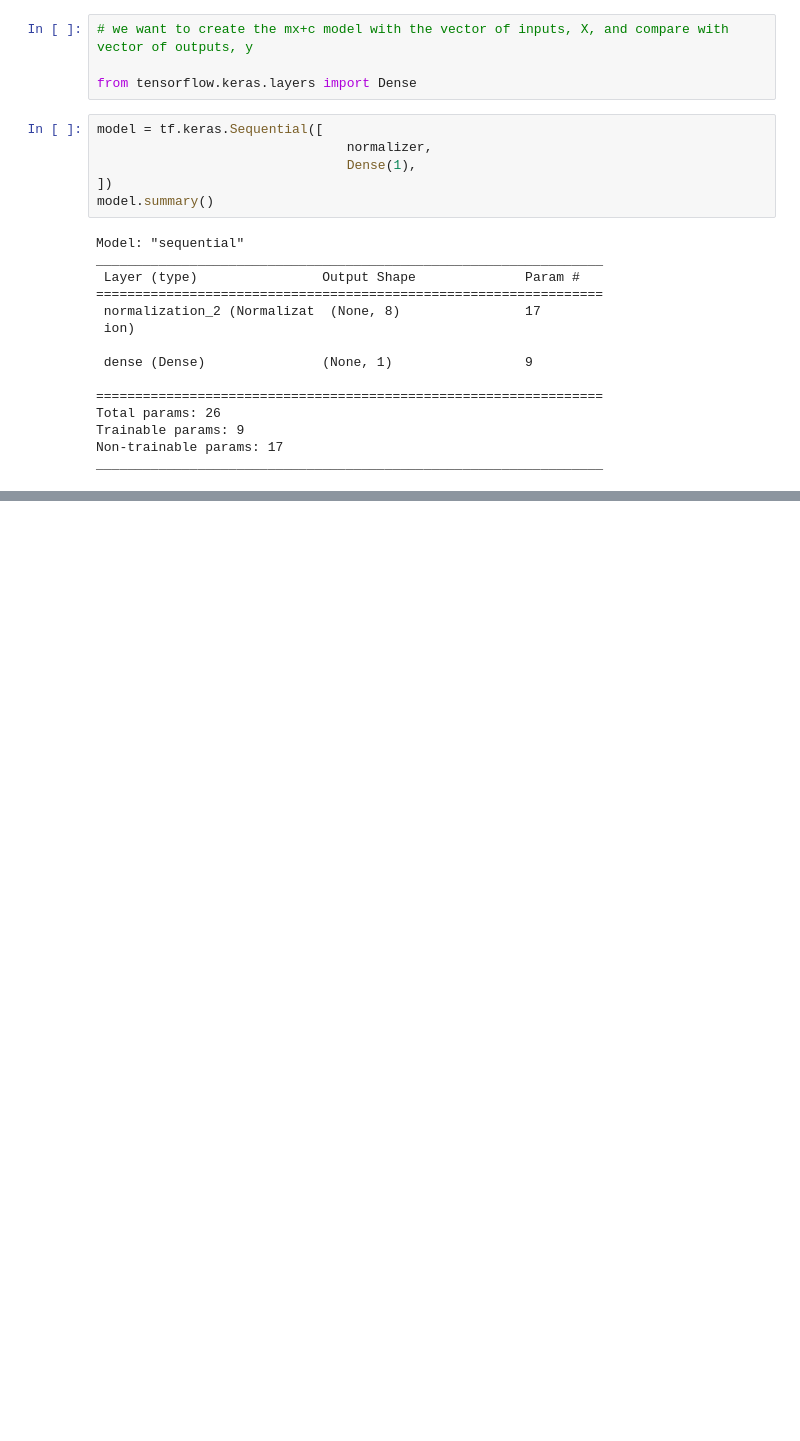
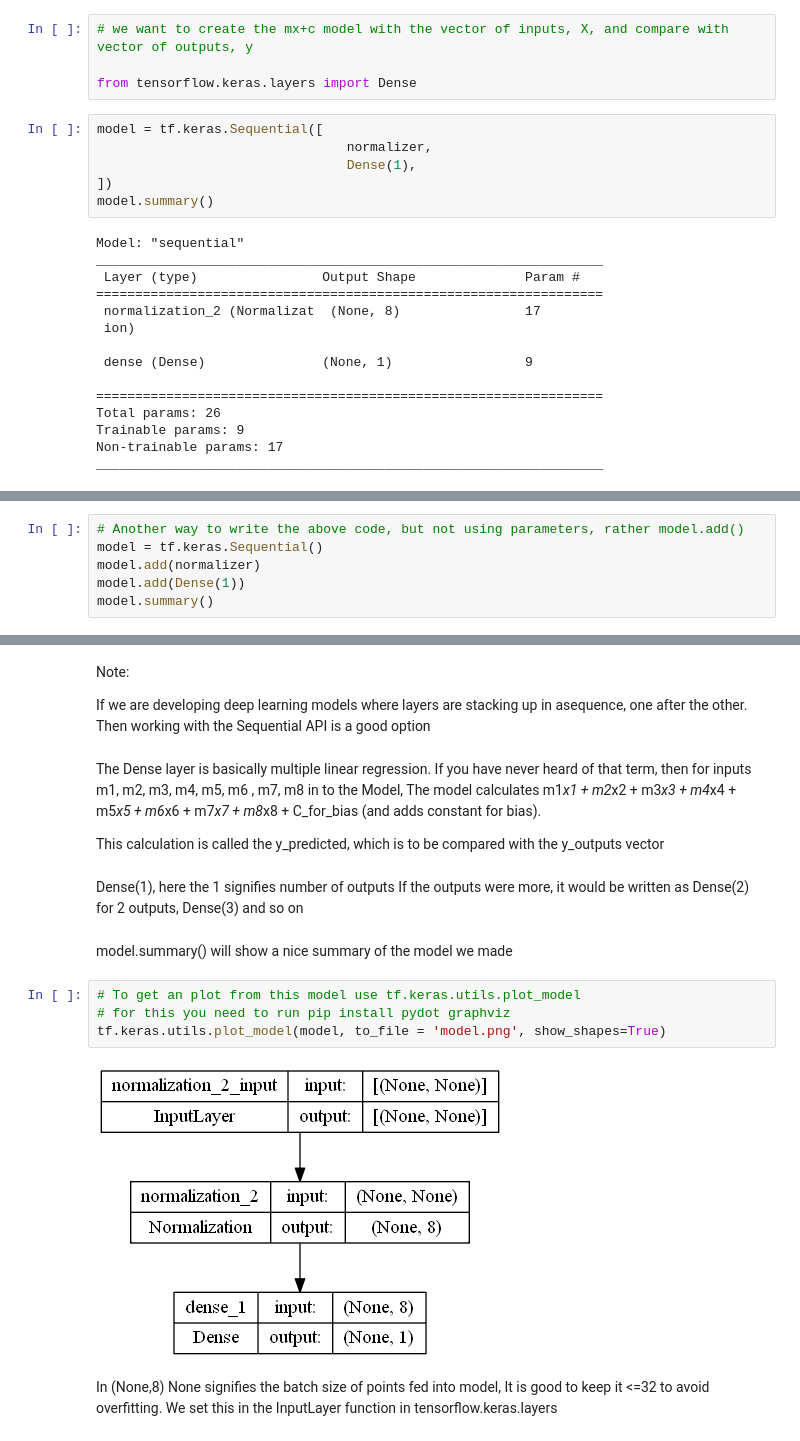
Before and after one commit to hamdaan-shaikh/LearnTF, a Jupyter notebook: 02_Building_Neural_Networks_with_TensorFlow_[Car_Price_Prediction].ipynb, the cells around one changed output, grey strips where cells are left out. Drawn from its saved outputs; the diff is of its cells as text; blank space fills up the shorter version.

Commit message:
Added Modeling and Error Measurement

```diff
--- a/02_Building_Neural_Networks_with_TensorFlow_[Car_Price_Prediction].ipynb
+++ b/02_Building_Neural_Networks_with_TensorFlow_[Car_Price_Prediction].ipynb
@@ -257,0 +265,6 @@ _________________________________________________________________
+# %%
+# Another way to write the above code, but not using parameters, rather model.add()
+model = tf.keras.Sequential()
+model.add(normalizer)
+model.add(Dense(1))
+model.summary()
@@ -257,0 +286,24 @@ _________________________________________________________________
+# %% [markdown]
+Note:
+
+If we are developing deep learning models where layers are stacking up in asequence,
+one after the other. Then working with the Sequential API is a good option
+# %% [markdown]
+The Dense layer is basically multiple linear regression. If you have never heard of that term, then for inputs m1, m2, m3, m4, m5, m6 , m7, m8 in to the Model,
+The model calculates m1*x1 + m2*x2 + m3*x3 + m4*x4 + m5*x5 + m6*x6 + m7*x7 + m8*x8 + C_for_bias
+(and adds constant for bias).
+
+This calculation is called the y_predicted, which is to be compared with the y_outputs vector
+# %% [markdown]
+Dense(1), here the 1 signifies number of outputs
+If the outputs were more, it would be written as Dense(2) for 2 outputs, Dense(3) and so on
+# %% [markdown]
+model.summary() will show a nice summary of the model we made
+# %%
+# To get an plot from this model use tf.keras.utils.plot_model
+# for this you need to run pip install pydot graphviz
+tf.keras.utils.plot_model(model, to_file = 'model.png', show_shapes=True)
+# %% [output]
+[figure, added]
+# %% [markdown]
+In (None,8) None signifies the batch size of points fed into model, It is good to keep it <=32 to avoid overfitting. We set this in the InputLayer function in tensorflow.keras.layers
```
Also changed, not shown: parts of 20 cells of this notebook, 1 other file.
